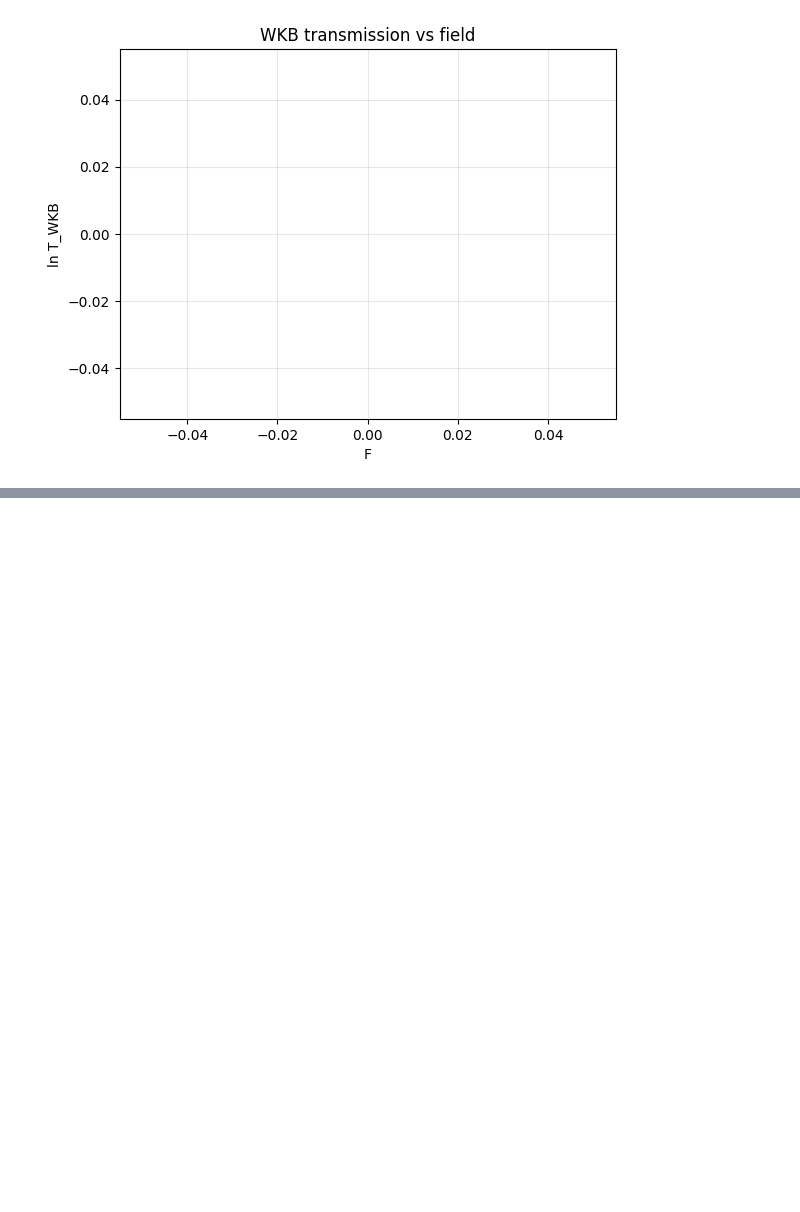
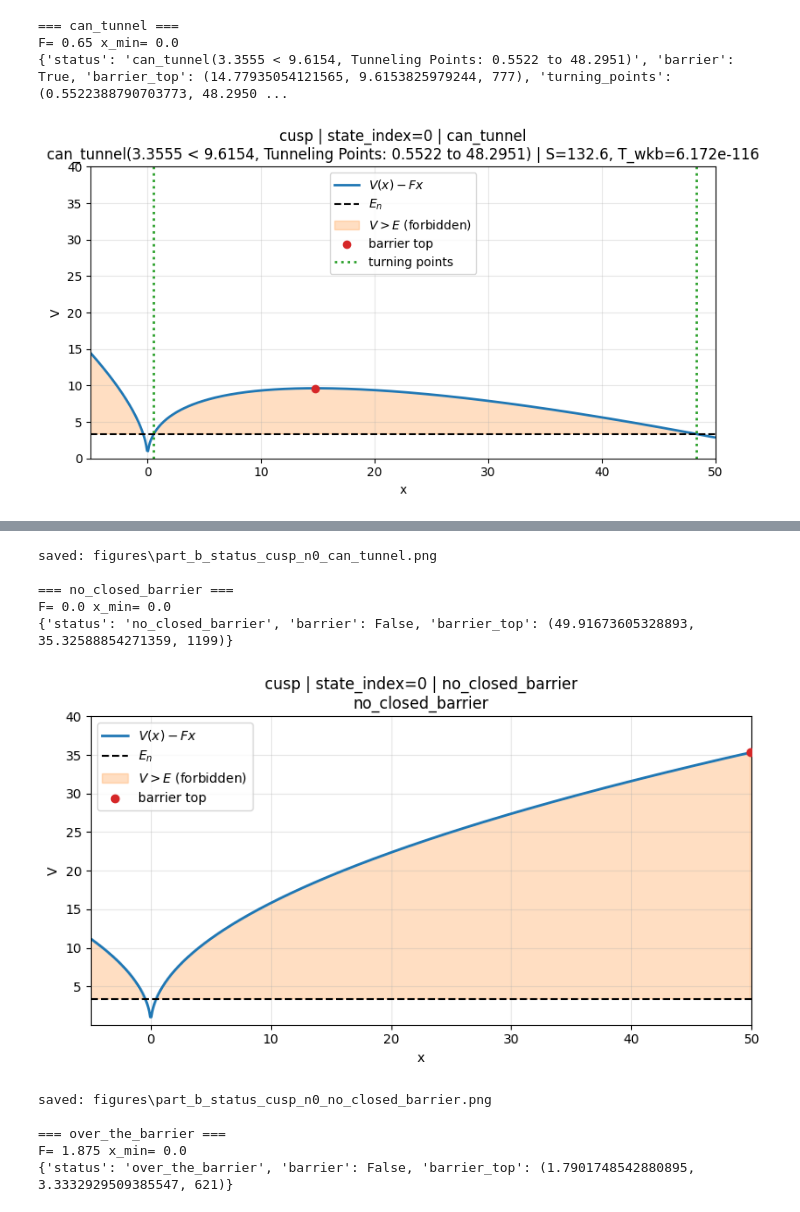
Before and after one commit to POPCORNBOOM/Project-Tunneling-in-Exotic-Quantum-Potentials, a Jupyter notebook: part_b_wkb.ipynb, the cells around one changed output, grey strips where cells are left out. Drawn from its saved outputs; the diff is of its cells as text; code cells hidden in the pictures; blank space fills up the shorter version.

Commit message:
add some images

```diff
--- a/part_b_wkb.ipynb
+++ b/part_b_wkb.ipynb
@@ -1,6 +1,13 @@
 # %%
 import numpy as np
 import matplotlib.pyplot as plt
-from quantum_tunneling.workflows import run_bound_states, run_field_scan
+from pathlib import Path
+
+from quantum_tunneling.workflows import run_bound_states
 from quantum_tunneling.wkb import barrier_check
 from quantum_tunneling.fields import apply_field
+
+plt.rcParams.update({"figure.figsize": (8, 4.5)})
+
+FIG_DIR = Path("figures")
+FIG_DIR.mkdir(exist_ok=True)
@@ -7,11 +21,14 @@ from quantum_tunneling.fields import apply_field
 # %%
-# Config: reuse potentials; pick state index and field strength for slice.
+# 1) 选择势与定态：这里用 cusp 作为示例（与你的报告一致）
 potentials = {
     "cusp": {"kind": "cusp", "params": {"V0": 5.0, "alpha": 0.5}},
     "exp_well": {"kind": "exp_well", "params": {"V0": 5.0, "a": 1.0}},
     "soft_barrier": {"kind": "soft_barrier", "params": {"V0": 5.0}},
+    "soft_well": {"kind": "soft_barrier", "params": {"V0": -5.0}},  # 平滑长尾“阱”，用于对比曲率影响
+    "square_well": {"kind": "square", "params": {"offset": 0.0, "width": 4.0, "depth": 8.0}},  # 不光滑边界对比
     "rough": {"kind": "rough", "params": {"V0": 1.0, "k0": 0.6, "levels": 4, "decay": 0.6}},
 }
+
 pot_key = "cusp"
 state_index = 0
 
@@ -19,9 +36,8 @@ cfg = {
     "potential": potentials[pot_key],
     "grid": {"L": 50.0, "N": 1200},
     "solver": {"k": 6, "hbar": 1.0, "m": 1.0},
-    "F_max": 0.4,
-    "F_steps": 16,
 }
+
 cfg
 # %% [output]
 {'potential': {'kind': 'cusp', 'params': {'V0': 5.0, 'alpha': 0.5}},
@@ -37,16 +105,40 @@ E = res["E"]
 # %%
-scan = run_field_scan(cfg, res, state_index=state_index)
-records = scan['records']
-F_vals = [r['F'] for r in records]
-lnT = [np.log(r['T_wkb']) if 'T_wkb' in r else np.nan for r in records]
-plt.figure()
-plt.plot(F_vals, lnT, marker='o')
-plt.xlabel('F')
-plt.ylabel('ln T_WKB')
-plt.title('WKB transmission vs field')
-plt.grid(True, alpha=0.3)
-plt.show()
-for r in records:
-    print(r)
+E_n = float(E[state_index])
+
+def find_record(*, target: str):
+    """在一组(F, x_min)候选中搜索指定 target 状态。"""
+    F_candidates = np.linspace(0.0, 2.5, 101)  # 覆盖较宽范围，便于找到 over_the_barrier
+    x_min_candidates = [0.0, 2.0, 5.0, 10.0, 15.0, 20.0]  # 用于触发 no_closed_barrier 的示例
+    for x_min in x_min_candidates:
+        for F in F_candidates:
+            Vtilt = apply_field(Vx, x, float(F))
+            rec = barrier_check(x, Vtilt, E_n, x_min=float(x_min))
+            status = rec.get("status", "")
+            if target == "can_tunnel" and rec.get("barrier", False):
+                return {"F": float(F), "x_min": float(x_min), "rec": rec, "Vtilt": Vtilt}
+            if target == "no_closed_barrier" and status == "no_closed_barrier":
+                return {"F": float(F), "x_min": float(x_min), "rec": rec, "Vtilt": Vtilt}
+            if target == "over_the_barrier" and status == "over_the_barrier":
+                return {"F": float(F), "x_min": float(x_min), "rec": rec, "Vtilt": Vtilt}
+    raise RuntimeError(f"Failed to find a case for target={target}")
+
+cases = {name: find_record(target=name) for name in ["can_tunnel", "no_closed_barrier", "over_the_barrier"]}
+for name, case in cases.items():
+    print("\n===", name, "===")
+    print("F=", case["F"], "x_min=", case["x_min"])
+    print(case["rec"])
+    out = FIG_DIR / f"part_b_status_{pot_key}_n{state_index}_{name}.png"
+    plot_barrier_case(
+        x,
+        case["Vtilt"],
+        E_n,
+        case["rec"],
+        title=f"{pot_key} | state_index={state_index} | {name}",
+        savepath=out,
+    )
+    print("saved:", out)
 # %% [output]
+=== can_tunnel ===
+F= 0.65 x_min= 0.0
+{'status': 'can_tunnel(3.3555 < 9.6154, Tunneling Points: 0.5522 to 48.2951)', 'barrier': True, 'barrier_top': (14.77935054121565, 9.6153825979244, 777), 'turning_points': (0.5522388790703773, 48.2950 ...
-[figure, old version]
+[figure, new version]
@@ -68,0 +145,11 @@ for r in records:
+saved: figures\part_b_status_cusp_n0_can_tunnel.png
+
+=== no_closed_barrier ===
+F= 0.0 x_min= 0.0
+{'status': 'no_closed_barrier', 'barrier': False, 'barrier_top': (49.91673605328893, 35.32588854271359, 1199)}
+[figure, added]
+saved: figures\part_b_status_cusp_n0_no_closed_barrier.png
+
+=== over_the_barrier ===
+F= 1.875 x_min= 0.0
+{'status': 'over_the_barrier', 'barrier': False, 'barrier_top': (1.7901748542880895, 3.3332929509385547, 621)}
```
Also changed, not shown: parts of 14 cells of this notebook, 12 other files.
